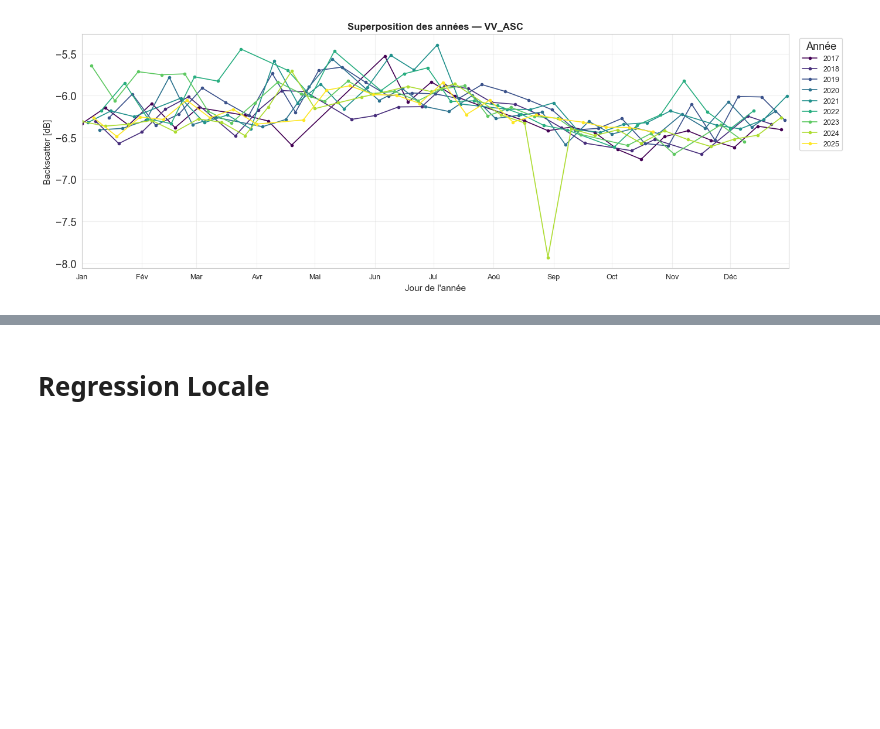
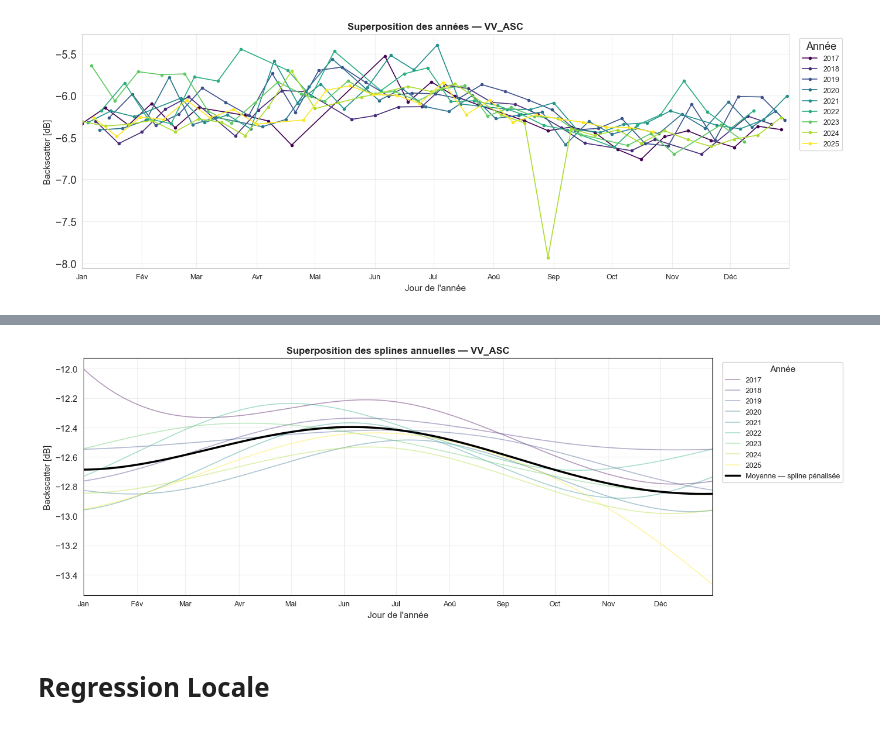
Before and after one commit to clairesn23/readingseminar, a Jupyter notebook: splines.ipynb, the cells around one changed output, grey strips where cells are left out. Cells and saved outputs as stored; diff of their text form; code cells hidden in the pictures; blank space fills up the shorter version.

Commit message:
moyenne superpos spline

```diff
--- a/splines.ipynb
+++ b/splines.ipynb
@@ -730,3 +734,83 @@ plot_superpose_annees(value, date, "VV_ASC")
+# %%
+def plot_superpose_annees_spline_moyenne(t_numeric, Y_hat, dates, nom,
+                                         title=None, interpolation='spline'):
+    """
+    Superpose les années de la spline pénalisée + moyenne annuelle.
+    t_numeric : jours depuis la première date
+    Y_hat     : valeurs de la spline
+    dates     : pd.DatetimeIndex ou liste de datetime
+    """
+    dates = pd.to_datetime(dates)
+
+    n = min(len(t_numeric), len(Y_hat), len(dates))
+
+    df_plot = pd.DataFrame({
+        "t":     np.array(t_numeric[:n]),
+        "value": np.array(Y_hat[:n]),
+        "year":  np.array(dates[:n].year),
+        "doy":   np.array(dates[:n].dayofyear),
+        })
+    years  = sorted(df_plot["year"].unique())
+    colors = plt.cm.viridis(np.linspace(0, 1, len(years)))
+    doy_grid = np.arange(1, 366)
+
+    fig, ax = plt.subplots(figsize=(14, 5))
+
+    # ── Une courbe par année ──────────────────────────────────────────────
+    all_year_values = []  # pour calculer la moyenne
+
+    for year, color in zip(years, colors):
+        df_year = df_plot[df_plot["year"] == year].sort_values("doy")
+
+        if len(df_year) < 4:
+            continue
+
+        # Interpolation sur grille journalière pour cette année
+        from scipy.interpolate import interp1d
+        interp_yr = interp1d(df_year["doy"], df_year["value"],
+                             kind='cubic', fill_value="extrapolate")
+        y_dense = interp_yr(doy_grid)
+        all_year_values.append(y_dense)
+
+        ax.plot(doy_grid, y_dense, linewidth=1.2,
+                color=color, alpha=0.4, label=str(year))
+
+    # ── Moyenne des courbes annuelles ─────────────────────────────────────
+    mean_curve = np.mean(all_year_values, axis=0)  # shape (365,)
+
+    if interpolation == 'linear':
+        ax.plot(doy_grid, mean_curve, color="black", linewidth=2.5,
+                zorder=5, label="Moyenne — linéaire")
+
+    elif interpolation == 'cubic':
+        ax.plot(doy_grid, mean_curve, color="black", linewidth=2.5,
+                zorder=5, label="Moyenne — cubique")
+
+    elif interpolation == 'spline':
+        B_mean   = build_bspline_basis(doy_grid.astype(float), n_knots=8)
+        lam_mean = optimize_lambda_gcv(B_mean, mean_curve)
+        _, mean_smooth = penalized_spline_fit(B_mean, mean_curve, lam_mean)
+        ax.plot(doy_grid, mean_smooth, color="black", linewidth=2.5,
+                zorder=5, label="Moyenne — spline pénalisée")
+
+    ax.set_xlabel("Jour de l'année", fontsize=11)
+    ax.set_ylabel("Backscatter [dB]", fontsize=11)
+    ax.set_title(title or f"Superposition des splines annuelles — {nom}",
+                 fontsize=12, fontweight="bold")
+    ax.set_xlim(1, 365)
+    ax.set_xticks([1, 32, 60, 91, 121, 152, 182, 213, 244, 274, 305, 335])
+    ax.set_xticklabels(["Jan","Fév","Mar","Avr","Mai","Jun",
+                        "Jul","Aoû","Sep","Oct","Nov","Déc"], fontsize=9)
+    ax.legend(title="Année", bbox_to_anchor=(1.01, 1), loc="upper left", fontsize=9)
+    ax.grid(True, alpha=0.3)
+    plt.tight_layout()
+    plt.show()
+
+# Appel
+plot_superpose_annees_spline_moyenne(t_numeric, Y_hat, dates,
+                                     series_to_plot, interpolation='spline')
+# %% [output]
+[figure, added]
 # %% [markdown]
 # Regression Locale
 # %%
```
Also changed, not shown: parts of 3 cells of this notebook.
